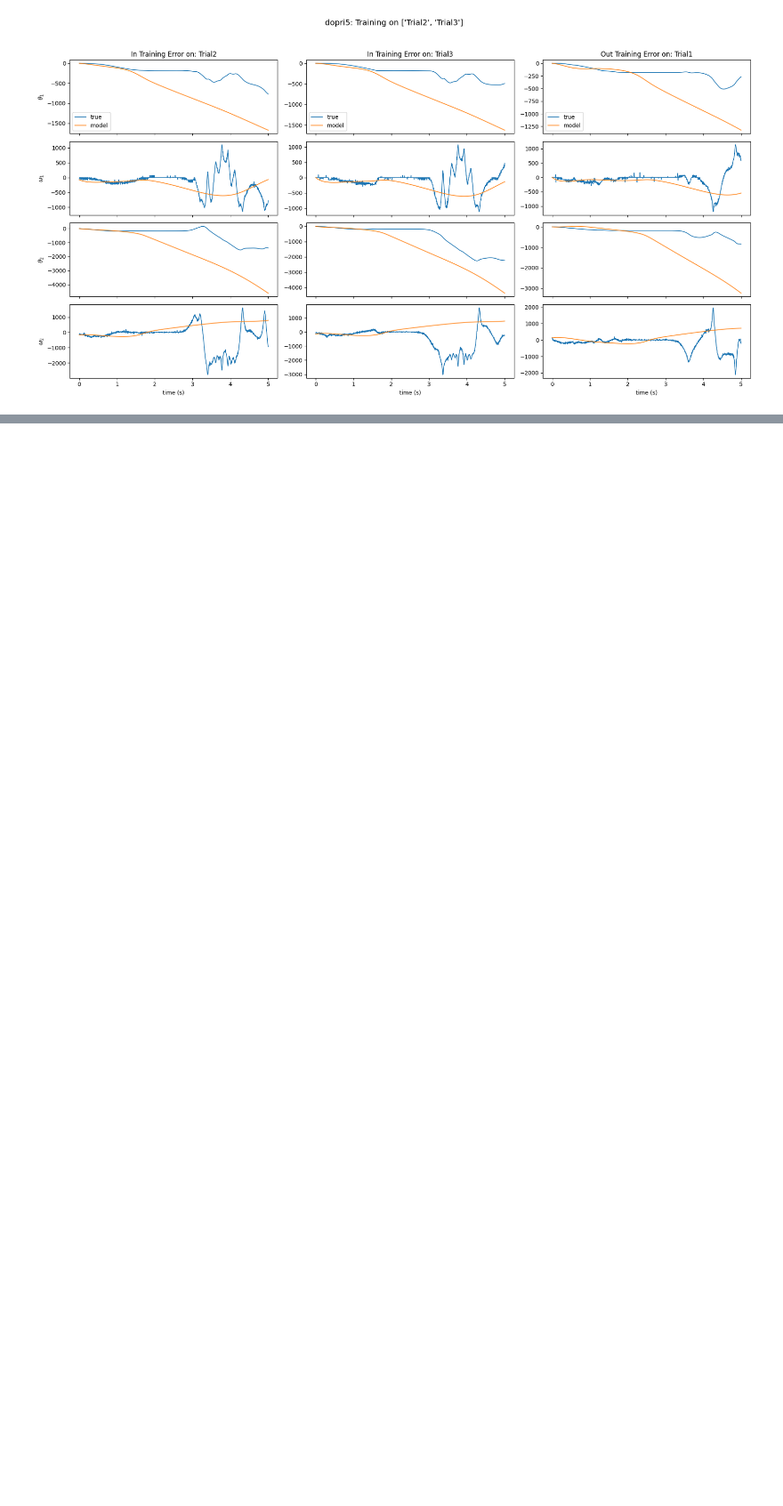
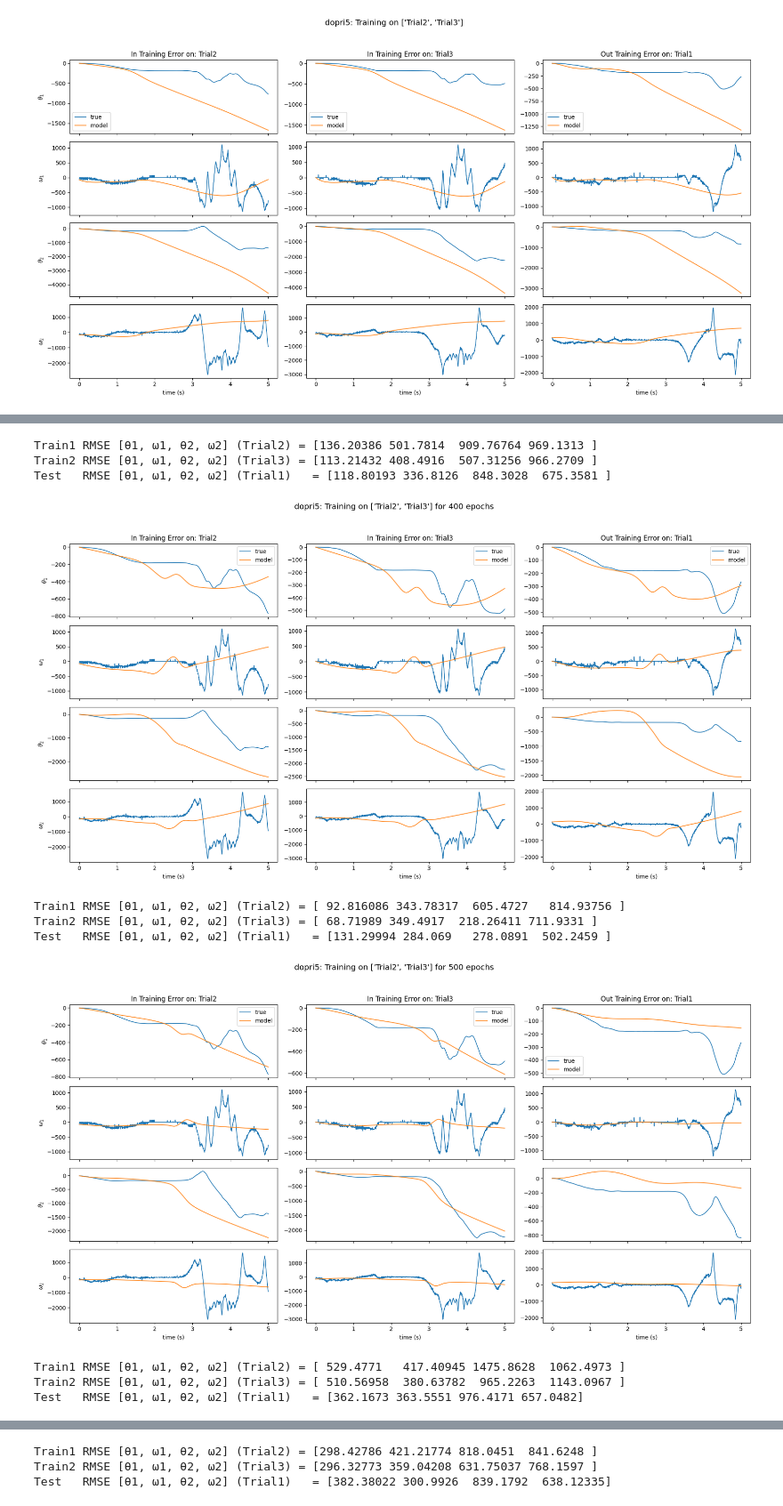
Before and after one commit to marzg7/doublependulum, a Jupyter notebook: Double_Pendulum_Neural_ODE.ipynb, the cells around one changed output, grey strips where cells are left out. Shown at 89% size. Drawn from its saved outputs; the diff is of its cells as text; code cells hidden in the pictures; blank space fills up the shorter version.

```diff
--- a/Double_Pendulum_Neural_ODE.ipynb
+++ b/Double_Pendulum_Neural_ODE.ipynb
@@ -562,0 +570,50 @@ Test   RMSE [θ1, ω1, θ2, ω2] (Trial1)   = [ 222.60362  457.69455 1331.3638
+# %%
+# 7.1.2 Given Weights: reload model and plot performance for testing different epoch tests
+
+base_dir = os.getcwd()
+subdir1 = "Test_With1_Other_Parameters"
+subdir2 = "Epoch Tests"
+
+for epoch_num in [400, 500, 600, 800]:
+
+    # 1) Prepare tensors + normalization
+    train_trials, test_tensors, Y_mean, Y_std, dt = prepare_train_test_tensors(
+        real_trials, train_names, test_name
+    )
+    t_test, Y_test, Y_test_norm = test_tensors
+
+    # 2) Make model for this solver method
+    func, neural_ode = make_neural_ode("dopri5", dt)
+    filename = f"Neural_ODE_train_Trial2+Trial3_test_Trial1_dopri5_{epoch_num}epochs.pth"
+    weights_path = os.path.join(base_dir, subdir1, subdir2, filename)
+
+    # 3) Load weights into the ODEFunc that neural_ode wraps
+    weights = torch.load(weights_path)
+
+    func.load_state_dict(weights)
+
+
+    # now the weights are loaded
+
+    # 4) Plot train vs test
+    rmse_train1, rmse_train2, rmse_test1= plot_train_train_test(
+        neural_ode,
+        Y_mean, Y_std,
+        "Trial2",
+        "Trial3",
+        real_trials=real_trials,
+        test_trial_name="Trial1",
+        title_prefix=f"dopri5: Training on [\'Trial2\', \'Trial3\'] for {epoch_num} epochs",
+    )
+# %% [output]
+Train1 RMSE [θ1, ω1, θ2, ω2] (Trial2) = [136.20386 501.7814  909.76764 969.1313 ]
+Train2 RMSE [θ1, ω1, θ2, ω2] (Trial3) = [113.21432 408.4916  507.31256 966.2709 ]
+Test   RMSE [θ1, ω1, θ2, ω2] (Trial1)   = [118.80193 336.8126  848.3028  675.3581 ]
+[figure, added]
+Train1 RMSE [θ1, ω1, θ2, ω2] (Trial2) = [ 92.816086 343.78317  605.4727   814.93756 ]
+Train2 RMSE [θ1, ω1, θ2, ω2] (Trial3) = [ 68.71989 349.4917  218.26411 711.9331 ]
+Test   RMSE [θ1, ω1, θ2, ω2] (Trial1)   = [131.29994 284.069   278.0891  502.2459 ]
+[figure, added]
+Train1 RMSE [θ1, ω1, θ2, ω2] (Trial2) = [ 529.4771   417.40945 1475.8628  1062.4973 ]
+Train2 RMSE [θ1, ω1, θ2, ω2] (Trial3) = [ 510.56958  380.63782  965.2263  1143.0967 ]
+Test   RMSE [θ1, ω1, θ2, ω2] (Trial1)   = [362.1673 363.5551 976.4171 657.0482]
@@ -562,0 +621,3 @@ Test   RMSE [θ1, ω1, θ2, ω2] (Trial1)   = [ 222.60362  457.69455 1331.3638
+Train1 RMSE [θ1, ω1, θ2, ω2] (Trial2) = [298.42786 421.21774 818.0451  841.6248 ]
+Train2 RMSE [θ1, ω1, θ2, ω2] (Trial3) = [296.32773 359.04208 631.75037 768.1597 ]
+Test   RMSE [θ1, ω1, θ2, ω2] (Trial1)   = [382.38022 300.9926  839.1792  638.12335]
```
Also changed, not shown: parts of 2 cells of this notebook, 10 other files.
